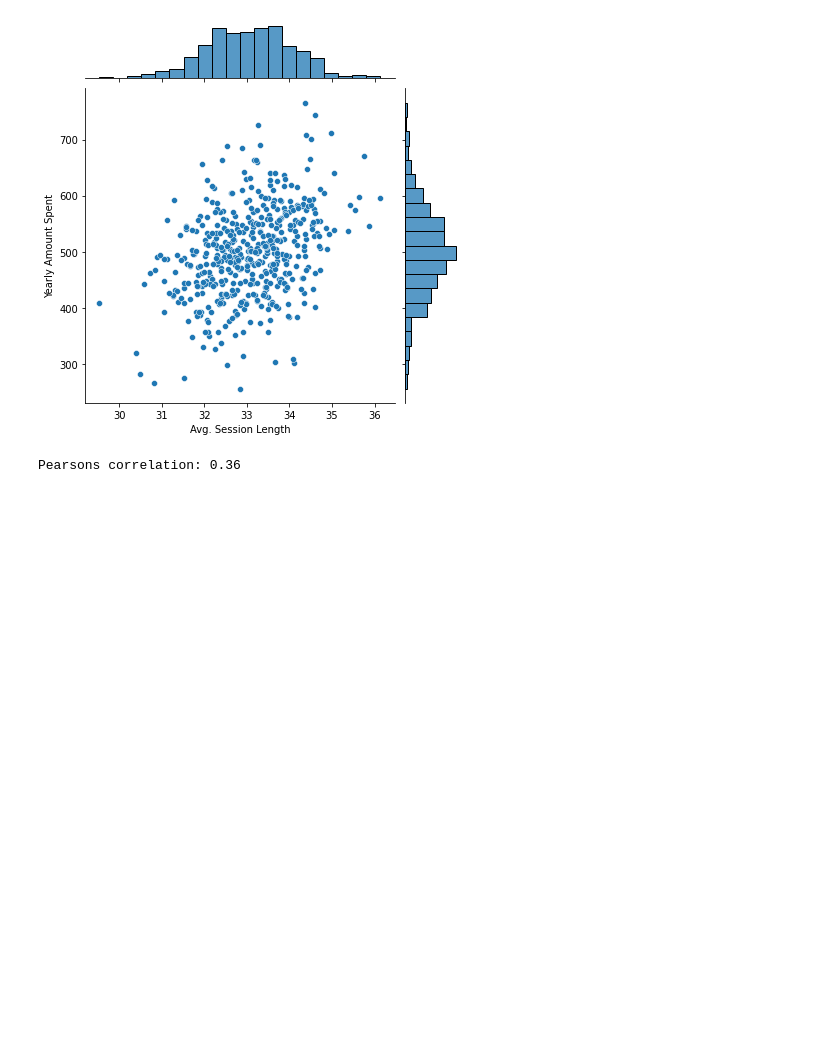
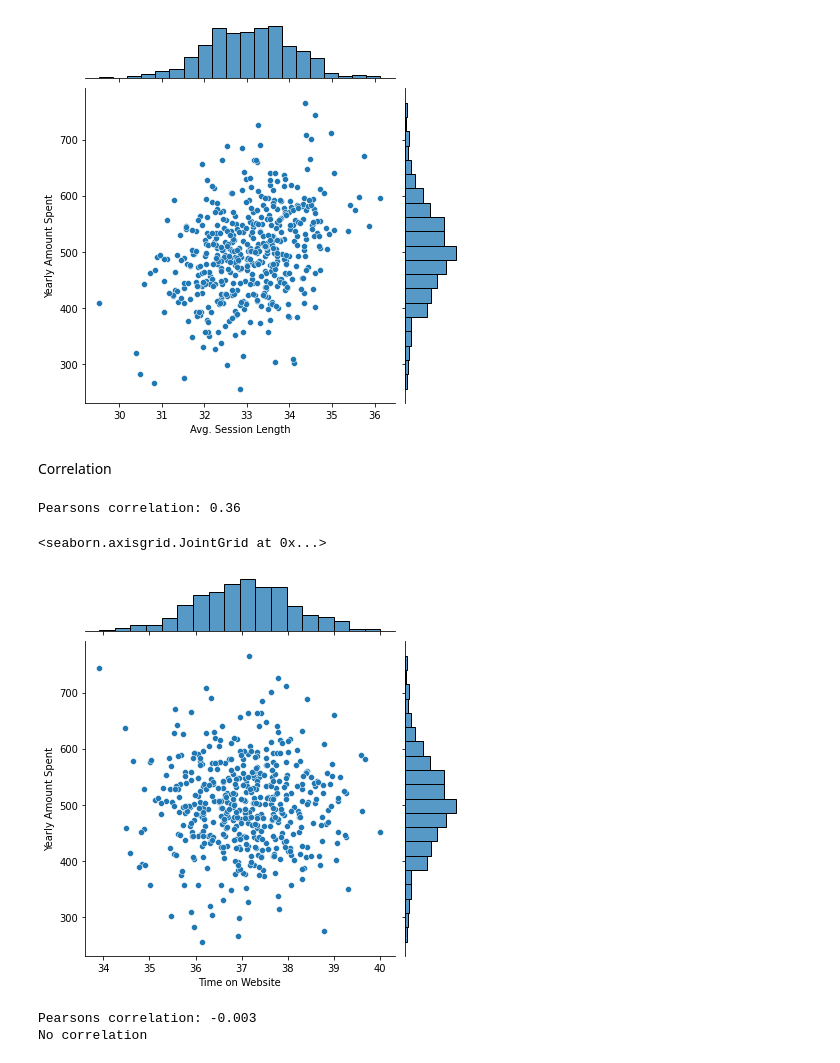
Before and after one commit to AMAN690/Inventoplus_XE_HACK_007, a Jupyter notebook: CustomerSatisfactionPrediction.ipynb, the cells around one changed output. Cells and saved outputs as stored; diff of their text form; code cells hidden in the pictures; blank space fills up the shorter version.

```diff
--- a/CustomerSatisfactionPrediction.ipynb
+++ b/CustomerSatisfactionPrediction.ipynb
@@ -84,6 +84,8 @@ sns.jointplot(x='Avg. Session Length',y='Yearly Amount Spent',kind="scatter",dat
 # %% [output]
 <seaborn.axisgrid.JointGrid at 0x...>
 [figure]
+# %% [markdown]
+Correlation
 # %%
 data1 = data['Avg. Session Length']
 data2 = data['Yearly Amount Spent']
@@ -92,3 +94,18 @@ corr, _ = pearsonr(data1, data2)
 print('Pearsons correlation: %.2f' % corr)
 # %% [output]
 Pearsons correlation: 0.36
+# %%
+sns.jointplot(x='Time on Website',y='Yearly Amount Spent',kind="scatter",data=data)
+# %% [output]
+<seaborn.axisgrid.JointGrid at 0x...>
+[figure, added]
+# %%
+data1 = data['Time on Website']
+data2 = data['Yearly Amount Spent']
+
+corr, _ = pearsonr(data1, data2)
+print('Pearsons correlation: %.3f' % corr)
+print("No correlation")
+# %% [output]
+Pearsons correlation: -0.003
+No correlation
```
Also changed, not shown: parts of 6 cells of this notebook.
